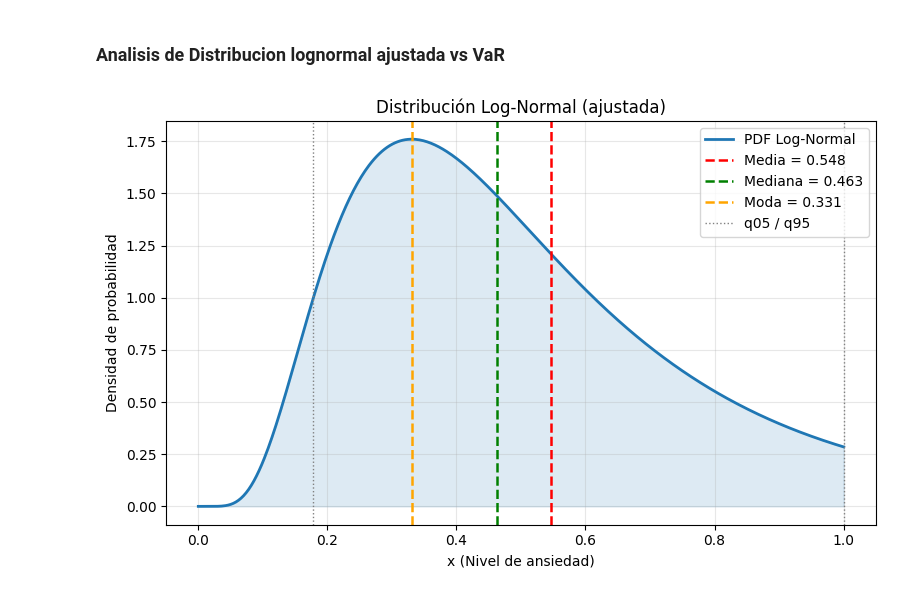
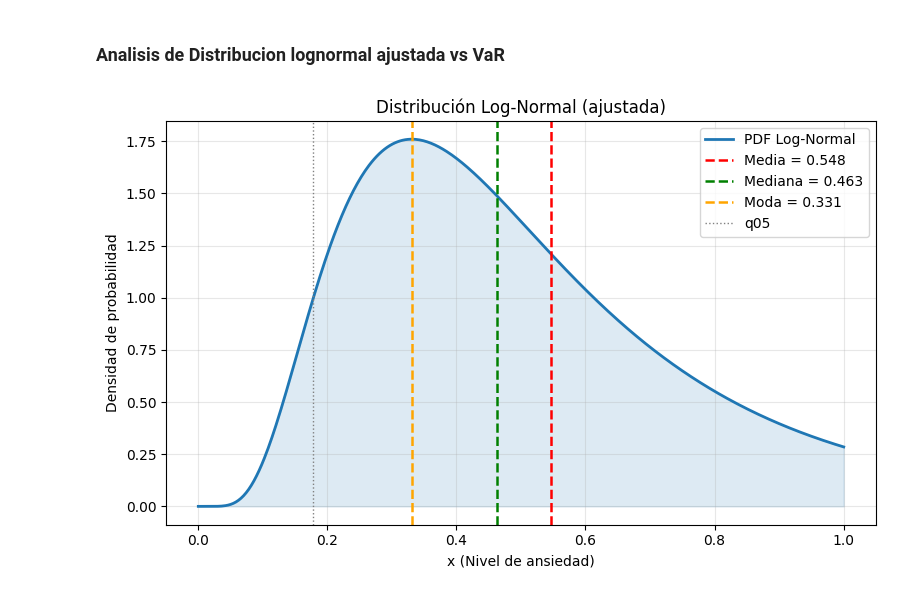
Before and after one commit to D2Giraldot/Anxiety_HMM_TdG, a Jupyter notebook: data-science-project/notebooks/Final/03_Estabilización_Evaluación_v2.ipynb, the cells around one changed output. Saved outputs shown, nothing was run; the diff lists cells and outputs as text; code cells hidden in the pictures.

```diff
--- a/data-science-project/notebooks/Final/03_Estabilización_Evaluación_v2.ipynb
+++ b/data-science-project/notebooks/Final/03_Estabilización_Evaluación_v2.ipynb
@@ -1273,36 +1251,36 @@ mu = -0.769560
 x = np.linspace(0.001, 1, 500)
 pdf = lognorm.pdf(x, s=shape, loc=loc, scale=scale)
 
 # Cuantiles y estadísticas
 mean = 0.547659
 median = 0.463217
 mode = 0.331384
 q05, q50, q95 = 0.178803, 0.463217, 1.0
 
 # ========================
 # Gráfica
 # ========================
 plt.figure(figsize=(8,5))
 plt.plot(x, pdf, color="#1f77b4", lw=2, label="PDF Log-Normal")
 plt.fill_between(x, pdf, color="#1f77b4", alpha=0.15)
 
 # Líneas verticales
 plt.axvline(mean, color="red", linestyle="--", lw=1.8, label=f"Media = {mean:.3f}")
 plt.axvline(median, color="green", linestyle="--", lw=1.8, label=f"Mediana = {median:.3f}")
 plt.axvline(mode, color="orange", linestyle="--", lw=1.8, label=f"Moda = {mode:.3f}")
-plt.axvline(q05, color="gray", linestyle=":", lw=1, label="q05 / q95")
-plt.axvline(q95, color="gray", linestyle=":", lw=1)
+plt.axvline(q05, color="gray", linestyle=":", lw=1, label="q05")
+
 
 # Etiquetas
 plt.title("Distribución Log-Normal (ajustada)")
 plt.xlabel("x (Nivel de ansiedad)")
 plt.ylabel("Densidad de probabilidad")
 plt.legend()
 plt.grid(alpha=0.3)
 plt.tight_layout()
 plt.show()
 # %% [output]
-[figure, old version]
+[figure, new version]
 # %%
 import numpy as np
 import matplotlib.pyplot as plt
```
Also changed, not shown: parts of 13 cells of this notebook.
